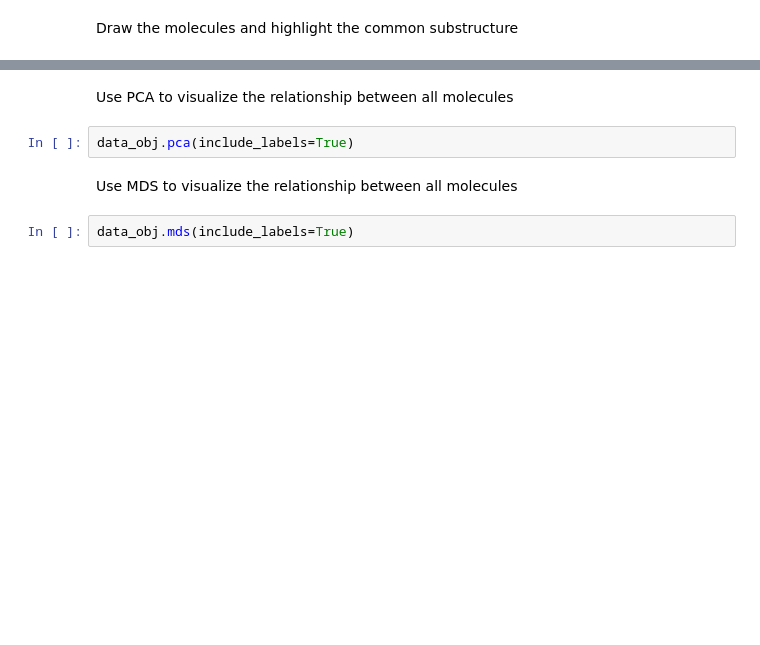
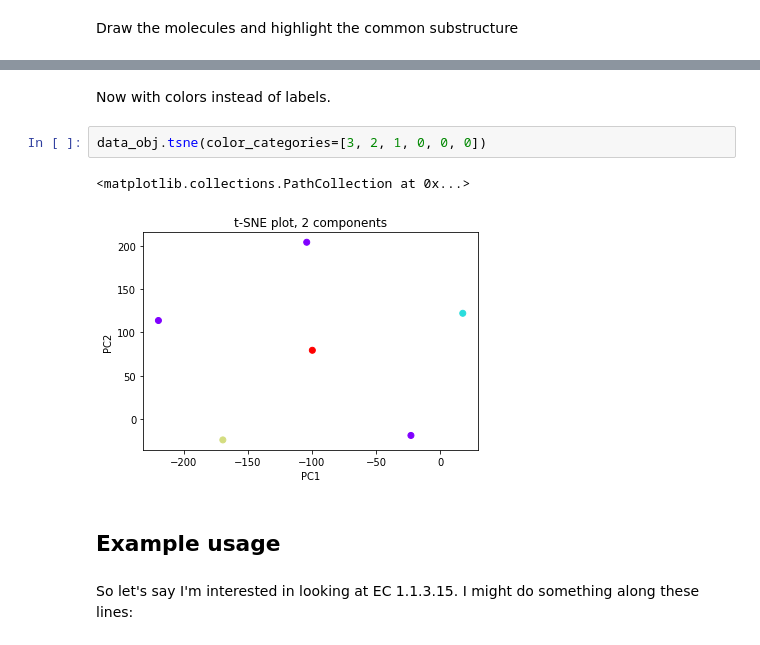
Before and after one commit to EngqvistLab/cheminformatics, a Jupyter notebook: code/cheminfo/package_usage.ipynb, the cells around one changed output, grey strips where cells are left out. Saved outputs shown, nothing was run; the diff lists cells and outputs as text; blank space fills up the shorter version.

```diff
--- a/code/cheminfo/package_usage.ipynb
+++ b/code/cheminfo/package_usage.ipynb
@@ -386,8 +462,11 @@ data_obj.tsne(include_labels=True)
-# %% [markdown]
-Use PCA to visualize the relationship between all molecules
-# %%
-data_obj.pca(include_labels=True)
-# %% [markdown]
-Use MDS to visualize the relationship between all molecules
-# %%
-data_obj.mds(include_labels=True)
+# %% [markdown]
+Now with colors instead of labels.
+# %%
+data_obj.tsne(color_categories=[3, 2, 1, 0, 0, 0])
+# %% [output]
+<matplotlib.collections.PathCollection at 0x...>
+[figure, added]
+# %% [markdown]
+## Example usage
+# %% [markdown]
+So let's say I'm interested in looking at EC 1.1.3.15. I might do something along these lines:
```
Also changed, not shown: parts of 32 cells of this notebook, 2 other files.
